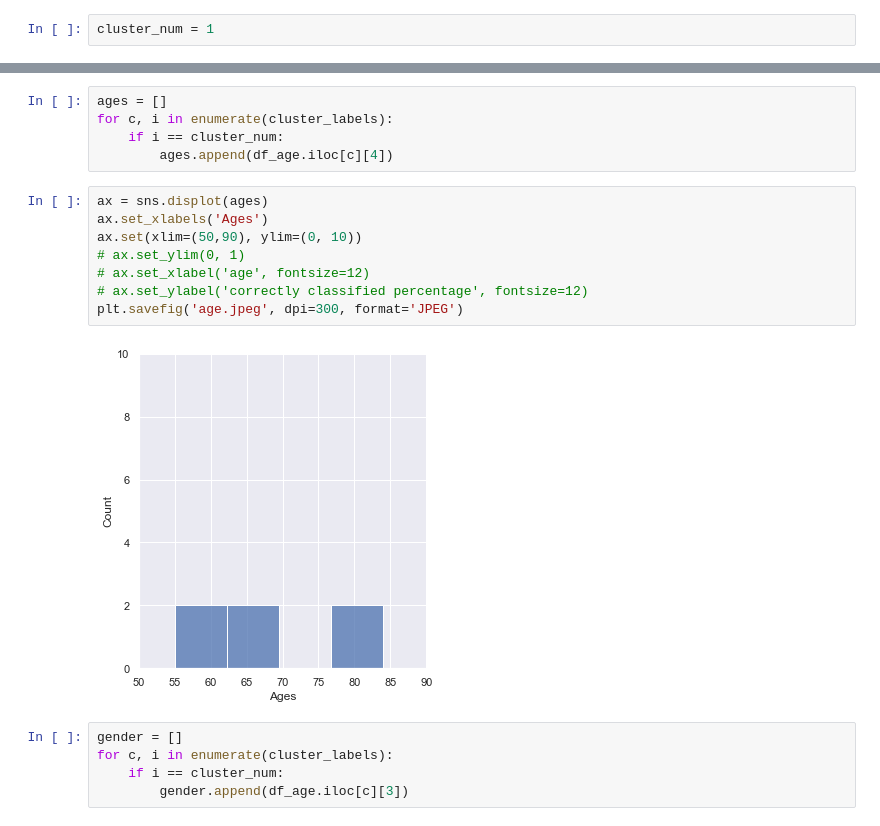
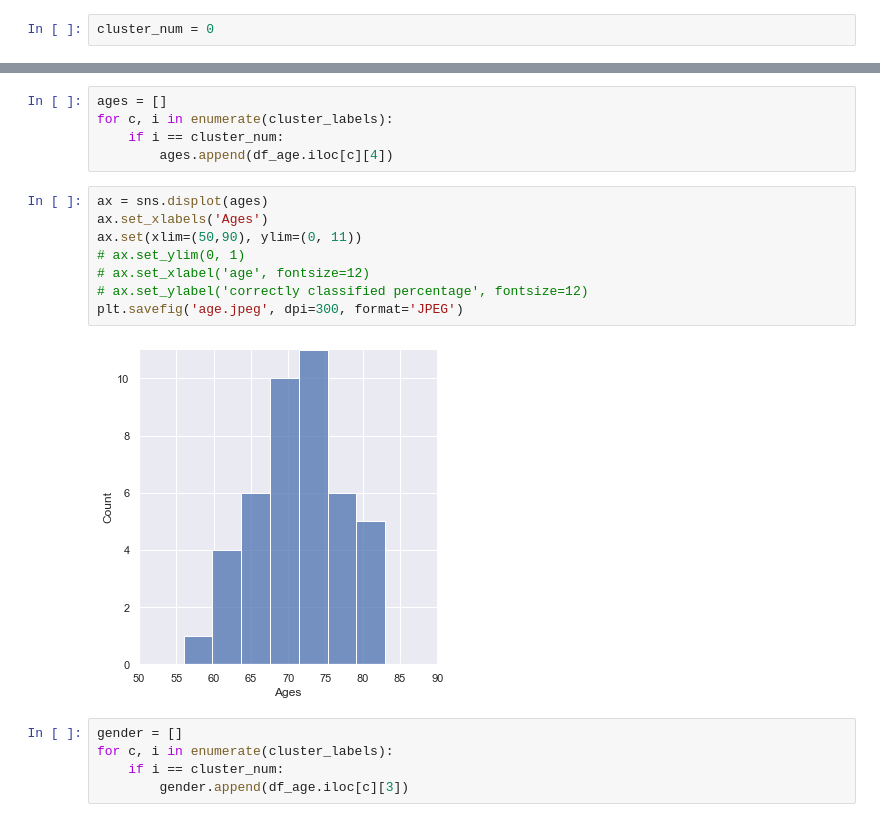
Before and after one commit to ChengyuanSha/LGP-Biclustering, a Jupyter notebook: Baseline notebooks/PCA_Clustering.ipynb, the cells around one changed output, grey strips where cells are left out. Cells and saved outputs as stored; diff of their text form.

```diff
--- a/Baseline notebooks/PCA_Clustering.ipynb
+++ b/Baseline notebooks/PCA_Clustering.ipynb
@@ -76,4 +76,4 @@ plt.savefig('hierarchical_pca.jpeg', dpi=300, format='JPEG')
 # %% [markdown]
 age
 # %%
-cluster_num = 1
+cluster_num = 0
@@ -94,13 +91,13 @@ for c, i in enumerate(cluster_labels):
 # %%
 ax = sns.displot(ages)
 ax.set_xlabels('Ages')
-ax.set(xlim=(50,90), ylim=(0, 10))
+ax.set(xlim=(50,90), ylim=(0, 11))
 # ax.set_ylim(0, 1)
 # ax.set_xlabel('age', fontsize=12)
 # ax.set_ylabel('correctly classified percentage', fontsize=12)
 plt.savefig('age.jpeg', dpi=300, format='JPEG')
 # %% [output]
-[figure, old version]
+[figure, new version]
 # %%
 gender = []
 for c, i in enumerate(cluster_labels):
```
Also changed, not shown: parts of 3 cells of this notebook, 2 other files.
